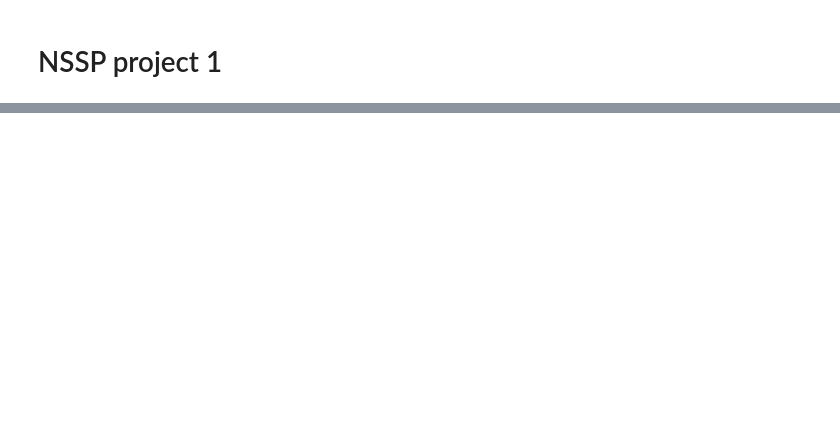
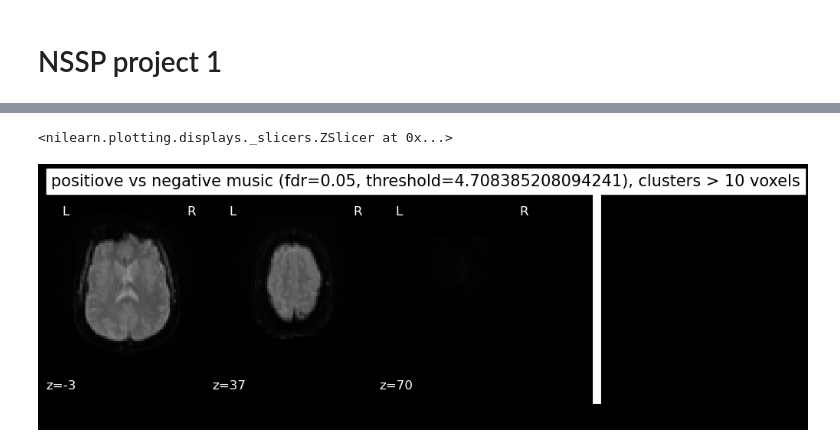
Before and after one commit to ThibthibML/NSSP, a Jupyter notebook: project1.ipynb, the cells around one changed output, grey strips where cells are left out. Cells and saved outputs as stored; diff of their text form; code cells hidden in the pictures; blank space fills up the shorter version.

```diff
--- a/project1.ipynb
+++ b/project1.ipynb
@@ -280,8 +2,0 @@ fsleyesDisplay.load(op.join(bids_root, 'sub-control01', 'func', 'sub-control01_t
-# %%
-import matplotlib.pyplot as plt
-import nibabel as nib
-
-plt.plot(nib.load(op.join(bids_root, 'sub-control01','func', 'sub-control01_task-music_run-1_bold.nii.gz')).get_fdata().mean(axis=(0,1,2)))
-plt.xlabel('Time (volume)')
-plt.ylabel('Mean voxel intensity')
-#we see no need of volume removal here
@@ -723,0 +572,25 @@ TR value: 3.0 seconds
+# %%
+import nibabel as nib
+from nilearn.glm import threshold_stats_img
+from nilearn.plotting import plot_stat_map
+from nilearn.image import mean_img
+
+z_map = fmri_glm.compute_contrast(pos_neg_contrast,
+                                  output_type='z_score')
+
+nib.save(z_map, 'z_map_uncorrected.nii.gz')
+
+cluster_size = 10
+fdr_rate = 0.05
+
+# Here, we apply the FDR correction + threshold
+clean_map, threshold = threshold_stats_img(z_map, alpha=fdr_rate, height_control='fdr', cluster_threshold=cluster_size)
+
+# And this is just to plot here!
+mean_img_ = mean_img(dpath),
+plot_stat_map(clean_map, bg_img=mean_img_[0], threshold=threshold,
+              display_mode='z', cut_coords=[-3,37,70], black_bg=True,
+              title='positiove vs negative music (fdr={}, threshold={}), clusters > {} voxels'.format(fdr_rate, threshold, cluster_size))
+# %% [output]
+<nilearn.plotting.displays._slicers.ZSlicer at 0x...>
+[figure, added]
```
Also changed, not shown: parts of 99 cells of this notebook, 2 other files.
